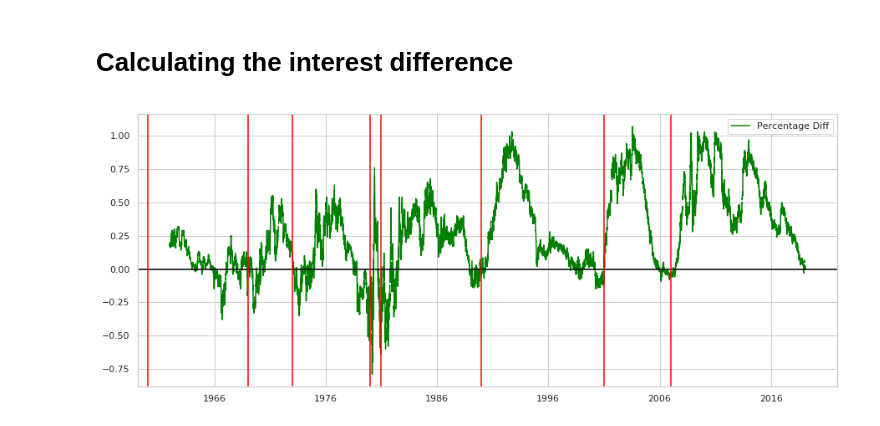
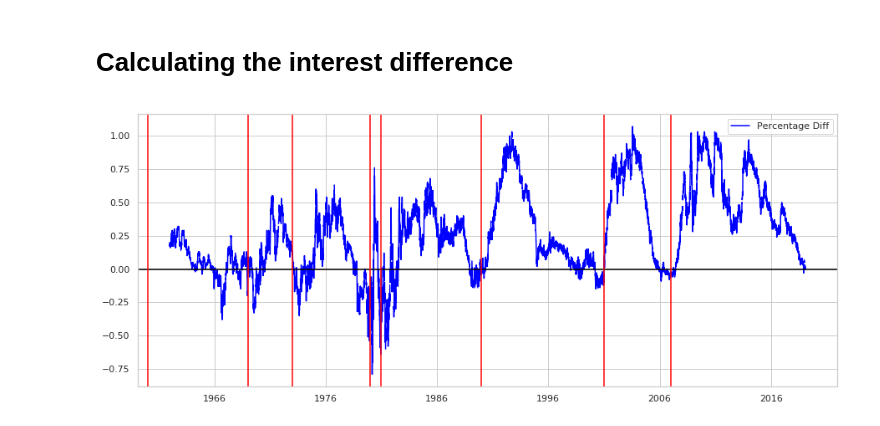
Before and after one commit to guyandtheworld/recession, a Jupyter notebook: model/Bond Analysis.ipynb, the cells around one changed output. Cells and saved outputs as stored; diff of their text form; code cells hidden in the pictures.

```diff
--- a/model/Bond Analysis.ipynb
+++ b/model/Bond Analysis.ipynb
@@ -38,16 +38,16 @@ df['DIFF'] = df['DGS5'] - df['DGS3']
 # %%
 import datetime as dt
 
 sns.set(style="whitegrid")
 plt.figure(figsize=(15, 6))
-plt.plot(df['DIFF'], color='green', label='Percentage Diff')
+plt.plot(df['DIFF'], color='blue', label='Percentage Diff')
 plt.legend()
 
 plt.axhline(0, color='black')
 
 years = [1960, 1969, 1973, 1980, 1981, 1990, 2001, 2007]
 
 for year in years:
     plt.axvline(dt.datetime(year, 1, 1), color='red')
 # %% [output]
-[figure, old version]
+[figure, new version]
```
Also changed, not shown: parts of 9 cells of this notebook.
